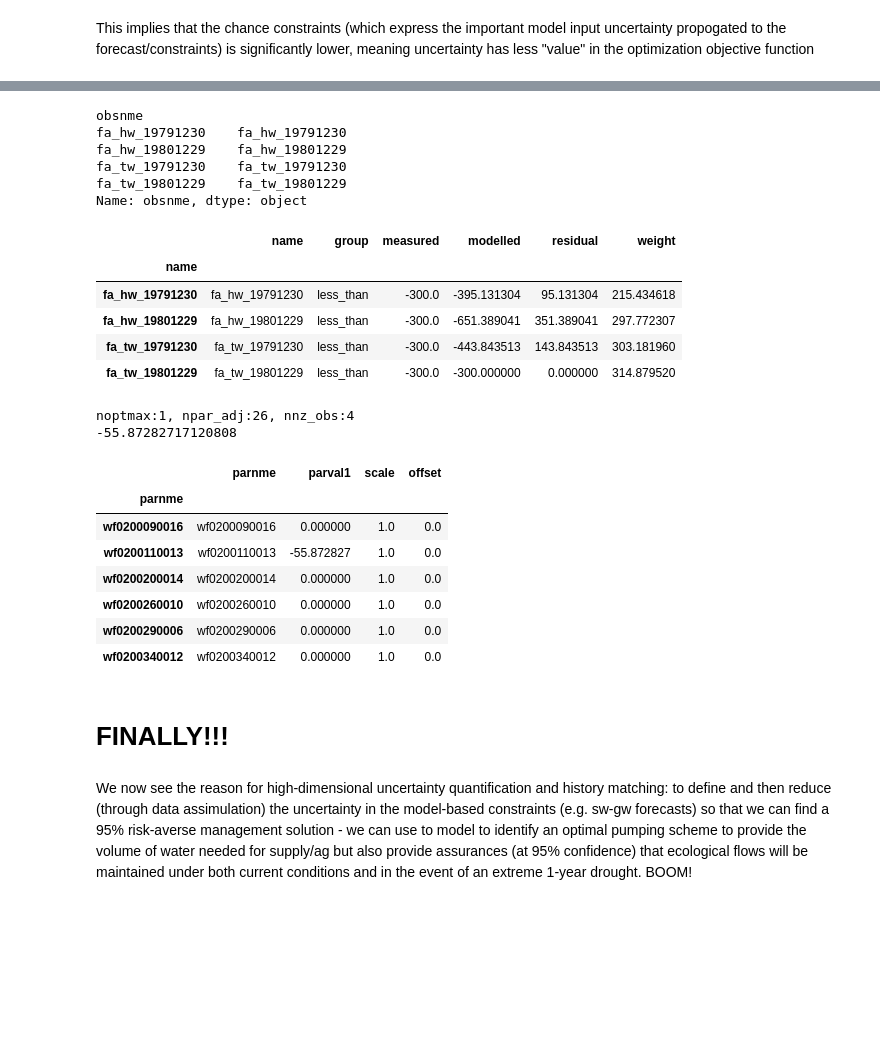
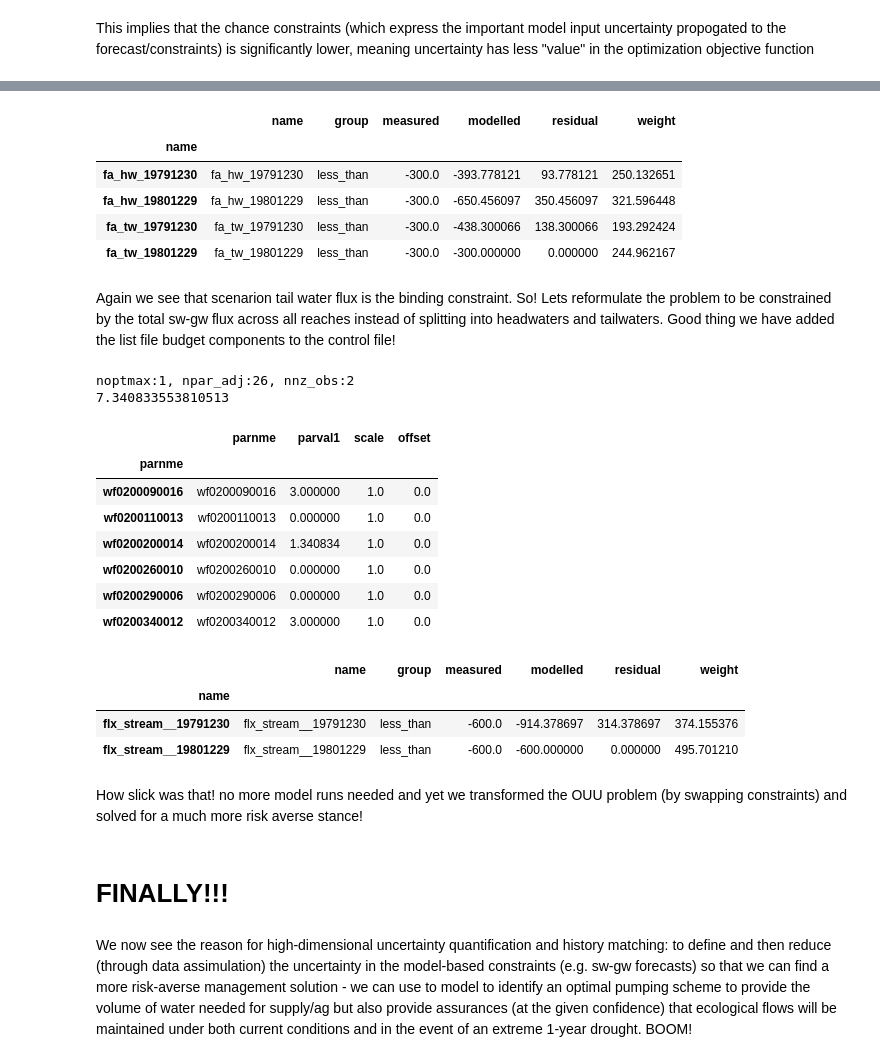
Before and after one commit to mnfienen/GW1876, a Jupyter notebook: activities_2day_mfm/notebooks/pestpp-opt.ipynb, the cells around one changed output, grey strips where cells are left out. Cells and saved outputs as stored; diff of their text form; code cells hidden in the pictures; blank space fills up the shorter version.

```diff
--- a/activities_2day_mfm/notebooks/pestpp-opt.ipynb
+++ b/activities_2day_mfm/notebooks/pestpp-opt.ipynb
@@ -399,19 +404,11 @@ noptmax:1, npar_adj:26, nnz_obs:4
-# %%
-pst.less_than_obs_constraints
-# %% [output]
-obsnme
-fa_hw_19791230    fa_hw_19791230
-fa_hw_19801229    fa_hw_19801229
-fa_tw_19791230    fa_tw_19791230
-fa_tw_19801229    fa_tw_19801229
-Name: obsnme, dtype: object
 # %%
-res_df = pyemu.pst_utils.read_resfile(os.path.join(m_d,"freyberg_opt_restart.1.est+fosm.rei")).loc[pst.nnz_obs_names,:]
-res_df
+pyemu.pst_utils.read_resfile(os.path.join(m_d,"freyberg_opt_restart.1.est+fosm.rei")).loc[pst.nnz_obs_names,:]
 # %% [output]
 |  | name | group | measured | modelled | residual | weight |
 | name |  |  |  |  |  |  |
-| fa_hw_19791230 | fa_hw_19791230 | less_than | -300.0 | -395.131304 | 95.131304 | 215.434618 |
-| fa_hw_19801229 | fa_hw_19801229 | less_than | -300.0 | -651.389041 | 351.389041 | 297.772307 |
-| fa_tw_19791230 | fa_tw_19791230 | less_than | -300.0 | -443.843513 | 143.843513 | 303.181960 |
-| fa_tw_19801229 | fa_tw_19801229 | less_than | -300.0 | -300.000000 | 0.000000 | 314.879520 |
+| fa_hw_19791230 | fa_hw_19791230 | less_than | -300.0 | -393.778121 | 93.778121 | 250.132651 |
+| fa_hw_19801229 | fa_hw_19801229 | less_than | -300.0 | -650.456097 | 350.456097 | 321.596448 |
+| fa_tw_19791230 | fa_tw_19791230 | less_than | -300.0 | -438.300066 | 138.300066 | 193.292424 |
+| fa_tw_19801229 | fa_tw_19801229 | less_than | -300.0 | -300.000000 | 0.000000 | 244.962167 |
+# %% [markdown]
+Again we see that scenarion tail water flux is the binding constraint.  So!  Lets reformulate the problem to be constrained by the total sw-gw flux across all reaches instead of splitting into headwaters and tailwaters.  Good thing we have added the list file budget components to the control file!
@@ -418,22 +427,31 @@ res_df
 # %%
-pst.pestpp_options["opt_risk"] = 0.95
+pst.pestpp_options["opt_risk"] = 0.825
 pst.write(os.path.join(m_d,"freyberg_opt_restart.pst"))
 pyemu.os_utils.run("pestpp-opt freyberg_opt_restart.pst",cwd=m_d)
 par_df = pyemu.pst_utils.read_parfile(os.path.join(m_d,"freyberg_opt_restart.1.par"))
 print(par_df.loc[dvg_pars,"parval1"].sum())
 par_df.loc[dvg_pars,:]
 # %% [output]
-noptmax:1, npar_adj:26, nnz_obs:4
--55.87282717120808
+noptmax:1, npar_adj:26, nnz_obs:2
+7.340833553810513
 |  | parnme | parval1 | scale | offset |
 | parnme |  |  |  |  |
-| wf0200090016 | wf0200090016 | 0.000000 | 1.0 | 0.0 |
-| wf0200110013 | wf0200110013 | -55.872827 | 1.0 | 0.0 |
-| wf0200200014 | wf0200200014 | 0.000000 | 1.0 | 0.0 |
+| wf0200090016 | wf0200090016 | 3.000000 | 1.0 | 0.0 |
+| wf0200110013 | wf0200110013 | 0.000000 | 1.0 | 0.0 |
+| wf0200200014 | wf0200200014 | 1.340834 | 1.0 | 0.0 |
 | wf0200260010 | wf0200260010 | 0.000000 | 1.0 | 0.0 |
 | wf0200290006 | wf0200290006 | 0.000000 | 1.0 | 0.0 |
-| wf0200340012 | wf0200340012 | 0.000000 | 1.0 | 0.0 |
+| wf0200340012 | wf0200340012 | 3.000000 | 1.0 | 0.0 |
+# %%
+pyemu.pst_utils.read_resfile(os.path.join(m_d,"freyberg_opt_restart.1.est+fosm.rei")).loc[pst.nnz_obs_names,:]
+# %% [output]
+|  | name | group | measured | modelled | residual | weight |
+| name |  |  |  |  |  |  |
+| flx_stream__19791230 | flx_stream__19791230 | less_than | -600.0 | -914.378697 | 314.378697 | 374.155376 |
+| flx_stream__19801229 | flx_stream__19801229 | less_than | -600.0 | -600.000000 | 0.000000 | 495.701210 |
+# %% [markdown]
+How slick was that!  no more model runs needed and yet we transformed the OUU problem (by swapping constraints) and solved for a much more risk averse stance!
 # %% [markdown]
 # FINALLY!!!
 # %% [markdown]
-We now see the reason for high-dimensional uncertainty quantification and history matching: to define and then reduce (through data assimulation) the uncertainty in the model-based constraints (e.g. sw-gw forecasts) so that we can find a 95% risk-averse management solution - we can use to model to identify an optimal pumping scheme to provide the volume of water needed for supply/ag but also provide assurances (at 95% confidence) that ecological flows will be maintained under both current conditions and in the event of an extreme 1-year drought.  BOOM!
+We now see the reason for high-dimensional uncertainty quantification and history matching: to define and then reduce (through data assimulation) the uncertainty in the model-based constraints (e.g. sw-gw forecasts) so that we can find a more risk-averse management solution - we can use to model to identify an optimal pumping scheme to provide the volume of water needed for supply/ag but also provide assurances (at the given confidence) that ecological flows will be maintained under both current conditions and in the event of an extreme 1-year drought.  BOOM!
```
Also changed, not shown: parts of 13 cells of this notebook, 16 other files.
